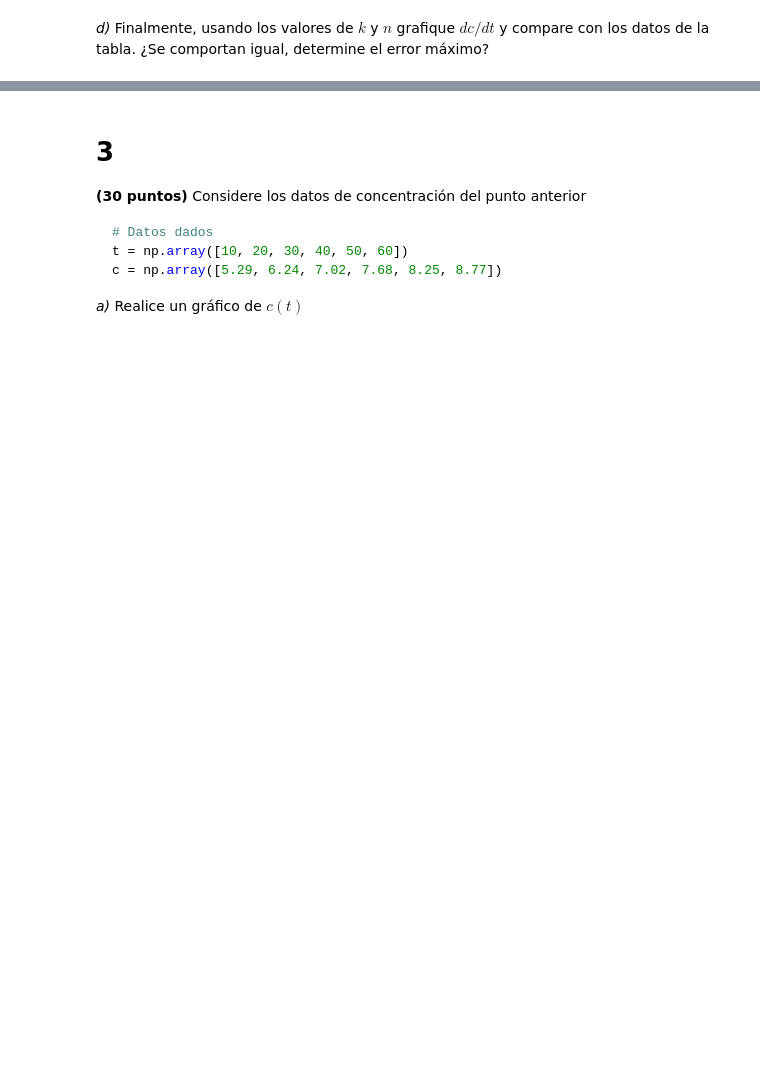
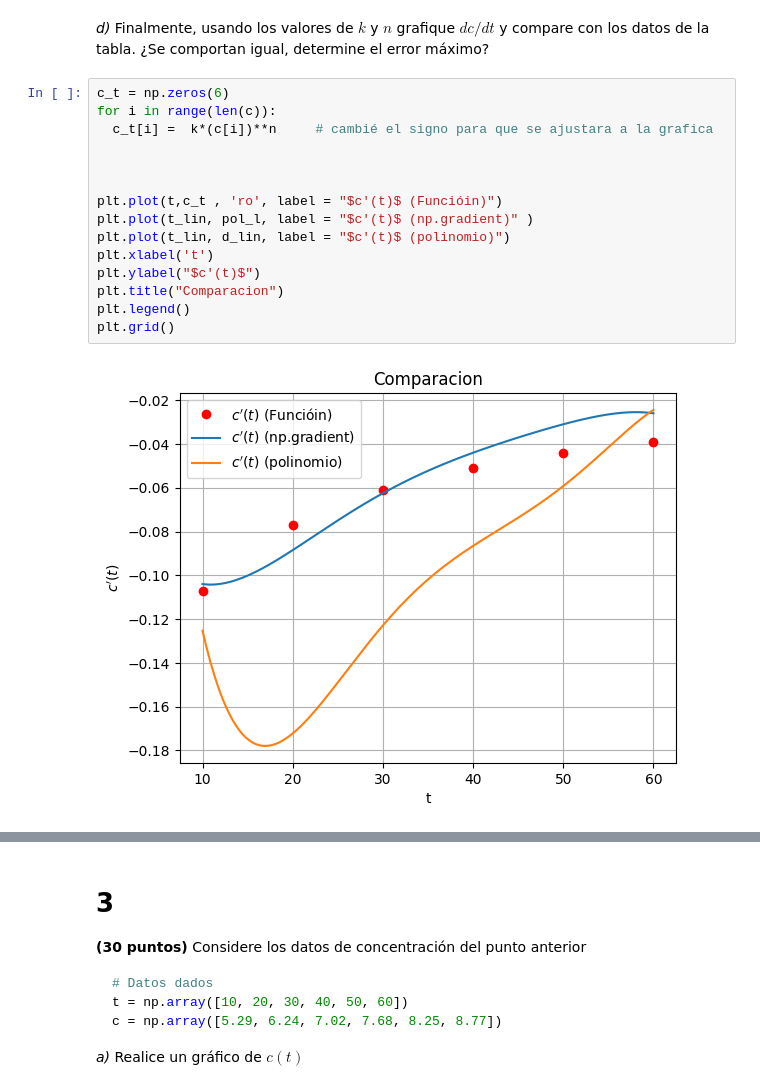
Before and after one commit to hernansalinas/CursoMetodosComputacionales, a Jupyter notebook: Students/Perez_011/Parcial_I.ipynb, the cells around one changed output, grey strips where cells are left out. Drawn from its saved outputs; the diff is of its cells as text; blank space fills up the shorter version.

```diff
--- a/Students/Perez_011/Parcial_I.ipynb
+++ b/Students/Perez_011/Parcial_I.ipynb
@@ -259,2 +293,19 @@ slope, intercept, r_value, p_value, std_err = linregress(x, y)
 # %% [markdown]
 *d)* Finalmente, usando los valores de $k$ y $n$ grafique $dc/dt$ y compare con los datos de la tabla. ¿Se comportan igual, determine el error máximo?
+# %%
+c_t = np.zeros(6)
+for i in range(len(c)):
+  c_t[i] =  k*(c[i])**n     # cambié el signo para que se ajustara a la grafica
+
+
+
+plt.plot(t,c_t , 'ro', label = "$c'(t)$ (Funcióin)")
+plt.plot(t_lin, pol_l, label = "$c'(t)$ (np.gradient)" )
+plt.plot(t_lin, d_lin, label = "$c'(t)$ (polinomio)")
+plt.xlabel('t')
+plt.ylabel("$c'(t)$")
+plt.title("Comparacion")
+plt.legend()
+plt.grid()
+# %% [output]
+[figure, added]
```
Also changed, not shown: parts of 9 cells of this notebook.
